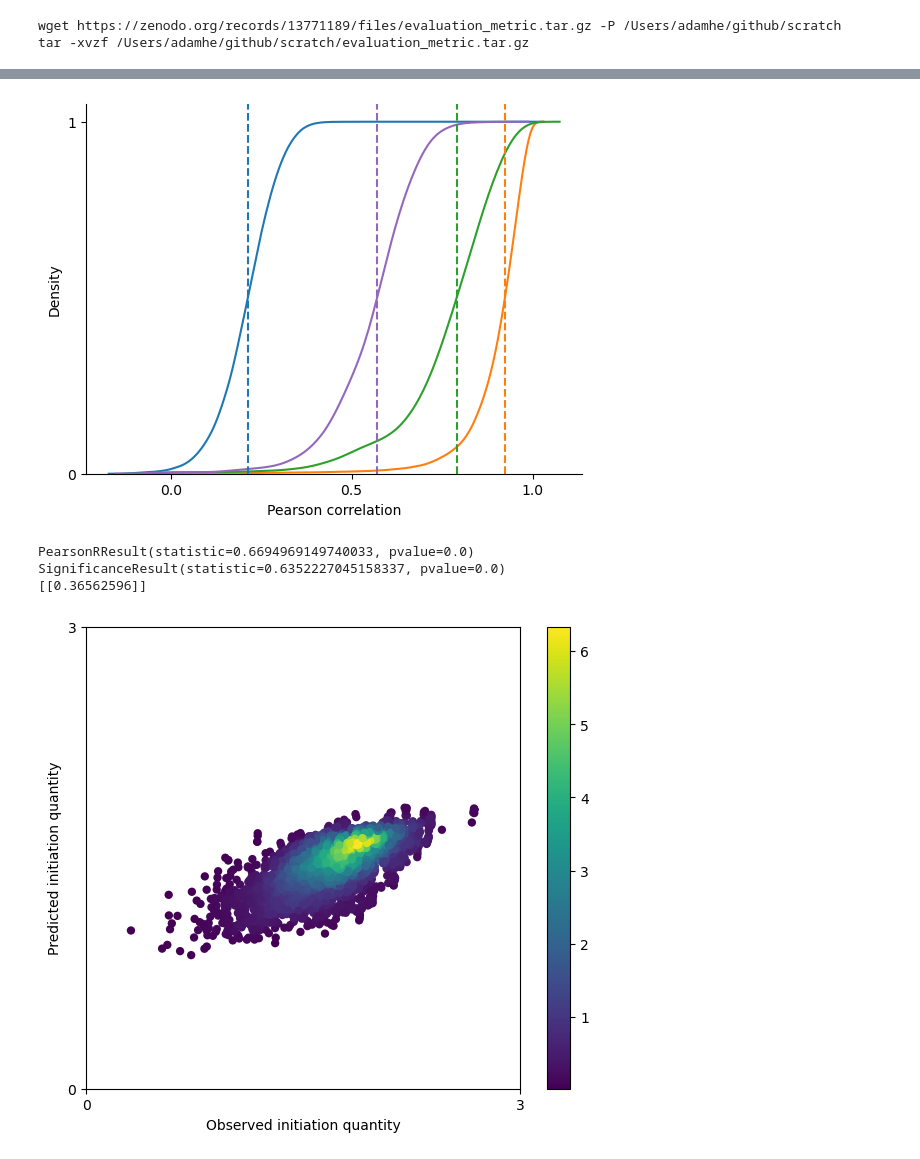
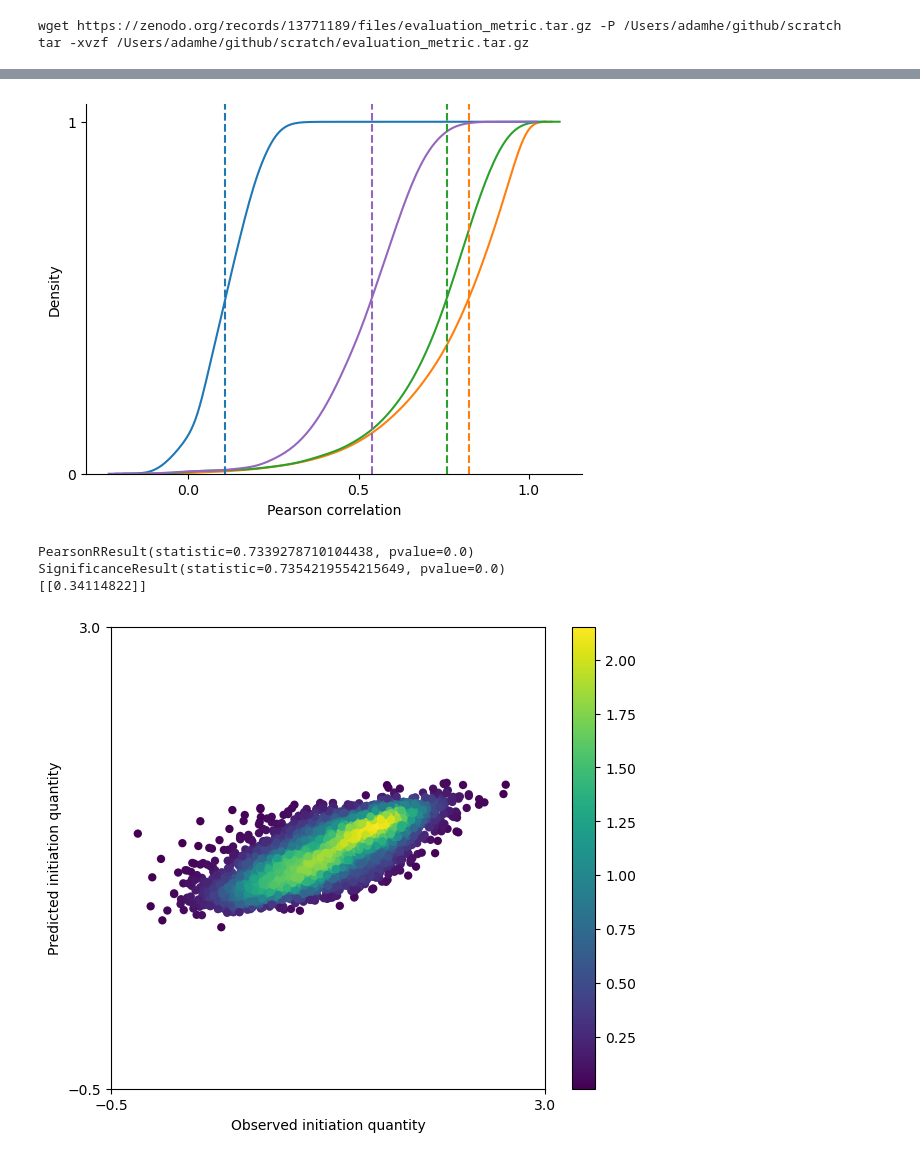
Before and after one commit to Danko-Lab/clipnet_paper, a Jupyter notebook: clipnet_evaluation/evaluation_plots.ipynb, the cells around one changed output, grey strips where cells are left out. Saved outputs shown, nothing was run; the diff lists cells and outputs as text; code cells hidden in the pictures.

Commit message:
updated cross-loci plots

```diff
--- a/clipnet_evaluation/evaluation_plots.ipynb
+++ b/clipnet_evaluation/evaluation_plots.ipynb
@@ -67,36 +67,34 @@ replicate_corr = pd.read_csv(
     os.path.join(SCRATCH, "evaluation_metric/replicate_pearsons.csv.gz"), index_col=0,
 )
 
+# Load profile pearsons
+clipnet_pearson = h5py.File(
+    os.path.join(SCRATCH, "evaluation_metric/merged_performance_0.h5")
+)["track_pearson"][:]
+puffin = pd.read_csv(
+    os.path.join(SCRATCH, "evaluation_metric/puffin_clipnet_test_profile_corr.csv.gz"), index_col=0
+)
+
 # Load model predictions
 clipnet = h5py.File(
-    os.path.join(SCRATCH, "evaluation_metric/fixed_uniq_windows_clipnet_test_perf.h5")
-)["track_pearson"][:]
-puffin = pd.read_csv(
-    os.path.join(SCRATCH, "evaluation_metric/puffin_clipnet_test_perf.csv.gz"), header=None
+    os.path.join(SCRATCH, "evaluation_metric/merged_prediction_0.h5")
 )
 
 # Load quantity predictions
-clipnet_quantity = h5py.File(
-    os.path.join(SCRATCH, "evaluation_metric/clipnet_test_predictions.h5")
-)["quantity"]
 merged_quantity = pd.read_csv(
     os.path.join(SCRATCH, "evaluation_metric/merged_procap_0.csv.gz"), index_col=0, header=None
 ).to_numpy()[:, np.r_[250:750, 1250:1750]].sum(axis=1)
 
 log_quantity = pd.DataFrame(
     {
-        "clipnet": np.log10(clipnet_quantity[:, 0]),
+        "clipnet": np.log10(clipnet["quantity"][:, 0]),
         "expt": np.log10(merged_quantity),
     }
 )
 
 # Load TSS predictions
-clipnet_tss_pl = h5py.File(
-    os.path.join(SCRATCH, "evaluation_metric/clipnet_test_predictions.h5")
-)["track"][:, :500].argmax(axis=1)
-clipnet_tss_mn = h5py.File(
-    os.path.join(SCRATCH, "evaluation_metric/clipnet_test_predictions.h5")
-)["track"][:, 500:].argmax(axis=1)
+clipnet_tss_pl = clipnet["track"][:, :500].argmax(axis=1)
+clipnet_tss_mn = clipnet["track"][:, 500:].argmax(axis=1)
 merged_tss_pl = pd.read_csv(
     os.path.join(SCRATCH, "evaluation_metric/merged_procap_0.csv.gz"), index_col=0, header=None
 ).to_numpy()[:, 250:750].argmax(axis=1)
@@ -162,13 +160,13 @@ https://gist.github.com/mwaskom/de44147ed2974457ad6372750bbe5751
 # Plot cdfs of pearson correlations (not used in paper, but here for completion's sake)
 
 fig, d = plt.subplots()
-sns.kdeplot(list(mean_predictor_corr.mean(axis=0)) + [1], cumulative=True)
+sns.kdeplot(list(mean_predictor_corr["0"]) + [1], cumulative=True)
 sns.kdeplot(replicate_corr.values.reshape(-1), cumulative=True)
-sns.kdeplot(clipnet.reshape(-1), cumulative=True)
+sns.kdeplot(clipnet_pearson.reshape(-1), cumulative=True)
 sns.kdeplot(puffin.values.reshape(-1), color=colors[4], cumulative=True)
 plt.axvline(np.nanmedian(mean_predictor_corr), 0, 1, color=colors[0], linestyle="--")
 plt.axvline(np.nanmedian(replicate_corr), 0, 1, color=colors[1], linestyle="--")
-plt.axvline(np.nanmedian(clipnet), 0, 1, color=colors[2], linestyle="--")
+plt.axvline(np.nanmedian(clipnet_pearson), 0, 1, color=colors[2], linestyle="--")
 plt.axvline(np.nanmedian(puffin), 0, 1, color=colors[4], linestyle="--")
 d.set_yticks([0, 1])
 #d.set_yticklabels(["", ""])
@@ -179,45 +177,45 @@ d.set_xlabel("Pearson correlation")
 sns.despine()
 plt.savefig("img/pearson_cdf.pdf")
 # %% [output]
-[figure, old version]
+[figure, new version]
 # %%
 # Plot predicted vs observed log quantities
 
 fig = plt.figure(figsize=(7, 6))
 ax = fig.add_subplot(1, 1, 1, projection="scatter_density")
 ax = sns.scatterplot(
     data=log_quantity,
     x="expt",
     y="clipnet",
     c=gaussian_kde(log_quantity.transpose())(log_quantity.transpose()),
     cmap="viridis",
     alpha=1,
     linewidth=0,
 )
 fig.colorbar(ax.collections[0], ax=ax, orientation="vertical")
-ax.set_xlim(-0, 3)
-ax.set_ylim(-0, 3)
-ax.set_yticks([-0, 3])
+ax.set_xlim(-0.5, 3)
+ax.set_ylim(-0.5, 3)
+ax.set_yticks([-0.5, 3])
 #ax.set_yticklabels(["", ""])
-ax.set_xticks([-0, 3])
+ax.set_xticks([-0.5, 3])
 #ax.set_xticklabels(["", ""])
 ax.set_ylabel("Predicted initiation quantity")
 ax.set_xlabel("Observed initiation quantity")
 plt.savefig("img/log_quantity.pdf")
 
 print(pearsonr(log_quantity.expt, log_quantity.clipnet))
 print(spearmanr(log_quantity.expt, log_quantity.clipnet))
 print(
     LinearRegression(fit_intercept=True).fit(
         log_quantity.expt.to_numpy().reshape(-1, 1),
         log_quantity.clipnet.to_numpy().reshape(-1, 1),
     ).coef_
 )
 # %% [output]
-PearsonRResult(statistic=0.6694969149740033, pvalue=0.0)
-SignificanceResult(statistic=0.6352227045158337, pvalue=0.0)
-[[0.36562596]]
+PearsonRResult(statistic=0.7339278710104438, pvalue=0.0)
+SignificanceResult(statistic=0.7354219554215649, pvalue=0.0)
+[[0.34114822]]
-[figure, old version]
+[figure, new version]
 # %%
 # Plot predicted vs observed TSS position (colored by log density)
 
```
Also changed, not shown: parts of 3 cells of this notebook, 14 other files.
